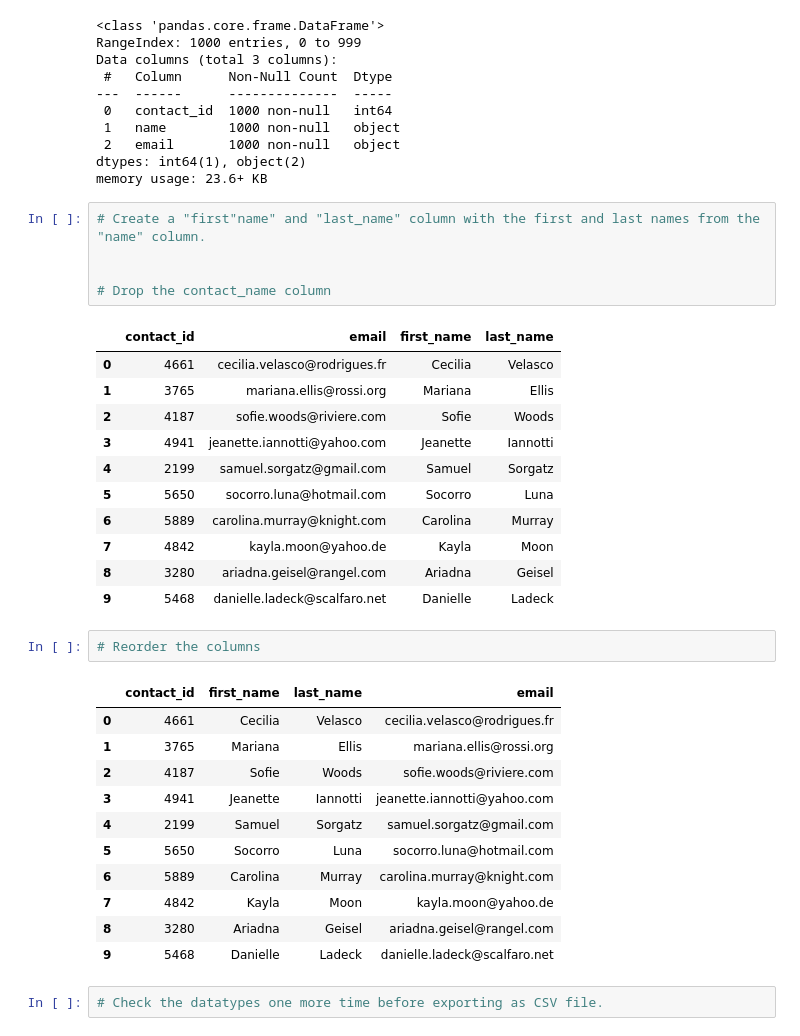
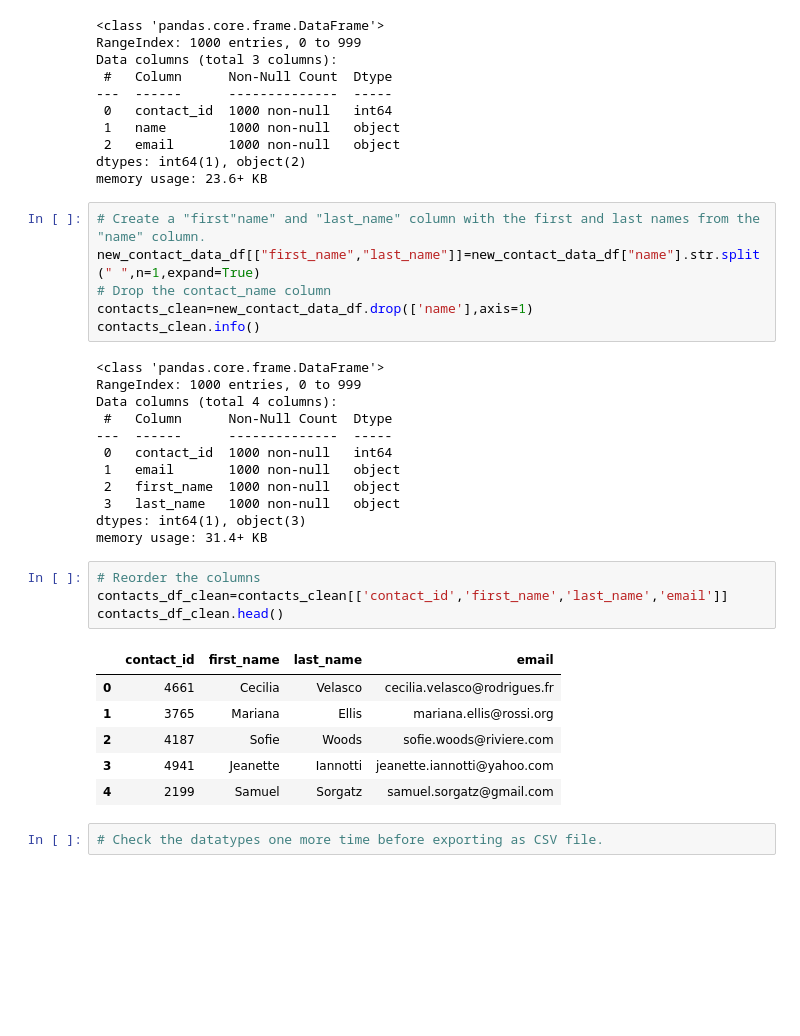
Before and after one commit to SamanthaMcKay/Crowdfunding_ETL, a Jupyter notebook: ETL_Mini_Project_HRollins_SMckay.ipynb, the cells around one changed output. Saved outputs shown, nothing was run; the diff lists cells and outputs as text; blank space fills up the shorter version.

Commit message:
Split and dropped name column, reordered columns

```diff
--- a/ETL_Mini_Project_HRollins_SMckay.ipynb
+++ b/ETL_Mini_Project_HRollins_SMckay.ipynb
@@ -362,35 +362,33 @@ dtypes: int64(1), object(2)
 memory usage: 23.6+ KB
 # %%
 # Create a "first"name" and "last_name" column with the first and last names from the "name" column.
-
-
+new_contact_data_df[["first_name","last_name"]]=new_contact_data_df["name"].str.split(" ",n=1,expand=True)
 # Drop the contact_name column
+contacts_clean=new_contact_data_df.drop(['name'],axis=1)
+contacts_clean.info()
 # %% [output]
-|  | contact_id | email | first_name | last_name |
-| 0 | 4661 | cecilia.velasco@rodrigues.fr | Cecilia | Velasco |
-| 1 | 3765 | mariana.ellis@rossi.org | Mariana | Ellis |
-| 2 | 4187 | sofie.woods@riviere.com | Sofie | Woods |
-| 3 | 4941 | jeanette.iannotti@yahoo.com | Jeanette | Iannotti |
-| 4 | 2199 | samuel.sorgatz@gmail.com | Samuel | Sorgatz |
-| 5 | 5650 | socorro.luna@hotmail.com | Socorro | Luna |
-| 6 | 5889 | carolina.murray@knight.com | Carolina | Murray |
-| 7 | 4842 | kayla.moon@yahoo.de | Kayla | Moon |
-| 8 | 3280 | ariadna.geisel@rangel.com | Ariadna | Geisel |
-| 9 | 5468 | danielle.ladeck@scalfaro.net | Danielle | Ladeck |
+<class 'pandas.core.frame.DataFrame'>
+RangeIndex: 1000 entries, 0 to 999
+Data columns (total 4 columns):
+ #   Column      Non-Null Count  Dtype
+---  ------      --------------  -----
+ 0   contact_id  1000 non-null   int64
+ 1   email       1000 non-null   object
+ 2   first_name  1000 non-null   object
+ 3   last_name   1000 non-null   object
+dtypes: int64(1), object(3)
+memory usage: 31.4+ KB
 # %%
 # Reorder the columns
+contacts_df_clean=contacts_clean[['contact_id','first_name','last_name','email']]
+contacts_df_clean.head()
 # %% [output]
 |  | contact_id | first_name | last_name | email |
 | 0 | 4661 | Cecilia | Velasco | cecilia.velasco@rodrigues.fr |
 | 1 | 3765 | Mariana | Ellis | mariana.ellis@rossi.org |
 | 2 | 4187 | Sofie | Woods | sofie.woods@riviere.com |
 | 3 | 4941 | Jeanette | Iannotti | jeanette.iannotti@yahoo.com |
 | 4 | 2199 | Samuel | Sorgatz | samuel.sorgatz@gmail.com |
-| 5 | 5650 | Socorro | Luna | socorro.luna@hotmail.com |
-| 6 | 5889 | Carolina | Murray | carolina.murray@knight.com |
-| 7 | 4842 | Kayla | Moon | kayla.moon@yahoo.de |
-| 8 | 3280 | Ariadna | Geisel | ariadna.geisel@rangel.com |
-| 9 | 5468 | Danielle | Ladeck | danielle.ladeck@scalfaro.net |
 # %%
 # Check the datatypes one more time before exporting as CSV file.
 # %% [output]
```
